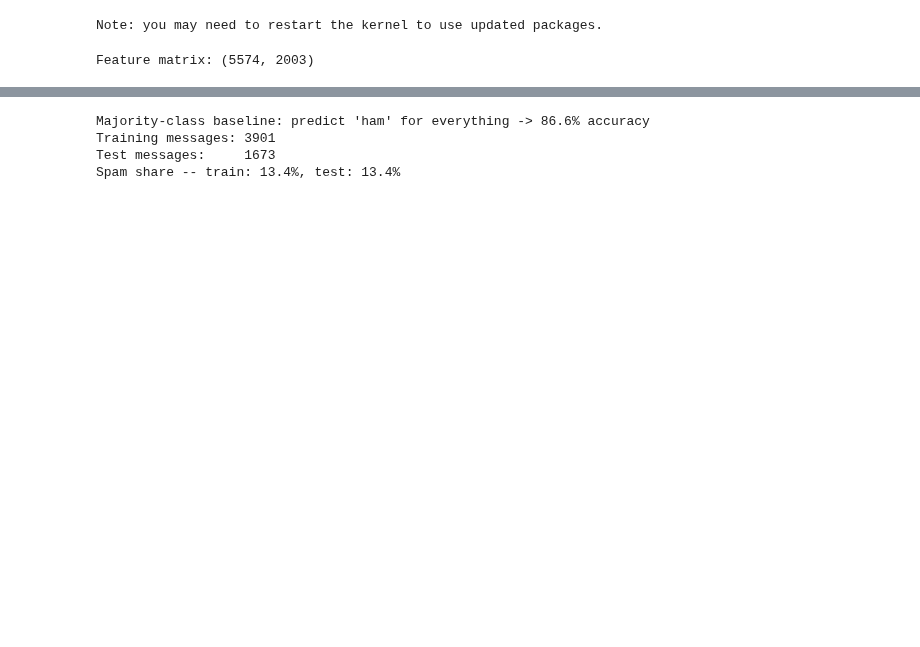
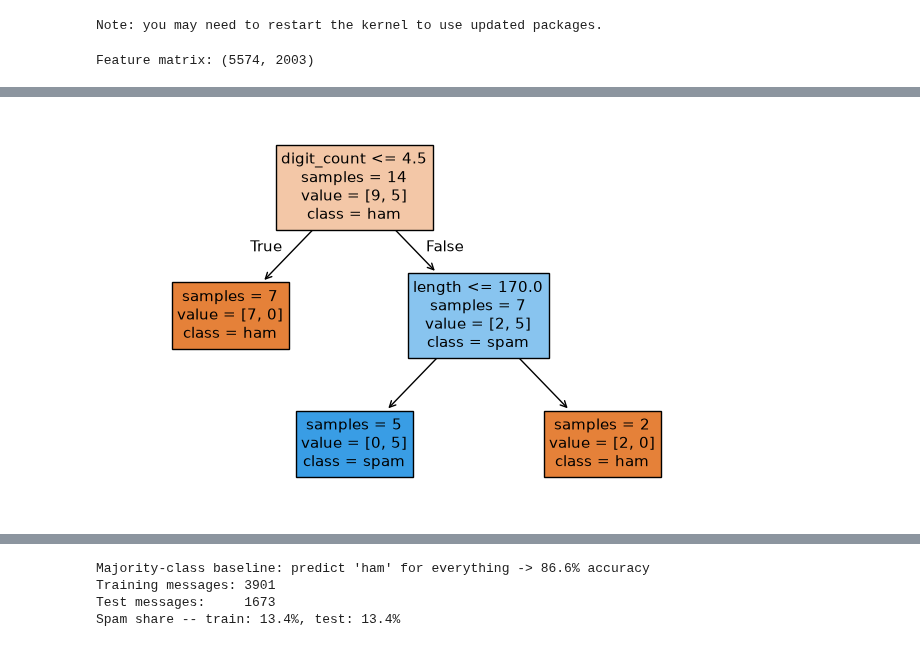
Before and after one commit to devomh/cdat4001-2026, a Jupyter notebook: u04_data_mining/l14_lab_feature_selection_trees.ipynb, the cells around one changed output, grey strips where cells are left out. Drawn from its saved outputs; the diff is of its cells as text; code cells hidden in the pictures; blank space fills up the shorter version.

```diff
--- a/u04_data_mining/l14_lab_feature_selection_trees.ipynb
+++ b/u04_data_mining/l14_lab_feature_selection_trees.ipynb
@@ -73,0 +77,14 @@ from here on -- selection included -- is fit on 70% of the data and graded on th
+# %%
+# 14 invented messages; their features are already counted
+toy = pd.DataFrame({
+    "digit_count": [0, 1, 0, 2, 3, 1, 0,
+                    11, 8, 13, 6, 9, 7, 10],
+    "length": [25, 40, 90, 130, 60, 180, 200,
+               120, 95, 150, 70, 140, 190, 210],
+    "label": ["ham"] * 7 + ["spam"] * 5 + ["ham"] * 2,
+})
+toy_features = ["digit_count", "length"]
+X_toy = toy[toy_features]
+y_toy = (toy["label"] == "spam").astype(int)
+print(f"{(y_toy == 0).sum()} ham, {y_toy.sum()} spam")
+print(f"Baseline (always 'ham'): {(y_toy == 0).mean():.1%}")
@@ -73,0 +104,9 @@ from here on -- selection included -- is fit on 70% of the data and graded on th
+# %%
+for depth in [1, 2]:
+    toy_tree = DecisionTreeClassifier(max_depth=depth,
+                                      random_state=42)
+    toy_tree.fit(X_toy, y_toy)
+    n_right = (toy_tree.predict(X_toy) == y_toy).sum()
+    print(f"max_depth={depth}: {n_right} of 14 right")
+    print(export_text(toy_tree, feature_names=toy_features))
+# the loop ends with the depth-2 tree in toy_tree
@@ -73,0 +159,8 @@ from here on -- selection included -- is fit on 70% of the data and graded on th
+# %%
+fig, ax = plt.subplots(figsize=(8, 5))
+plot_tree(toy_tree, feature_names=toy_features,
+          class_names=["ham", "spam"], impurity=False,
+          filled=True, fontsize=11, ax=ax)
+plt.show()
+# %% [output]
+[figure, added]
```
Also changed, not shown: parts of 25 cells of this notebook, 4 other files.
